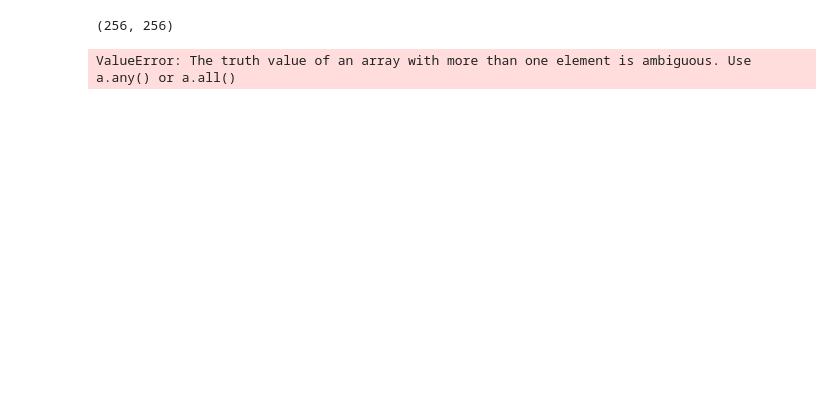
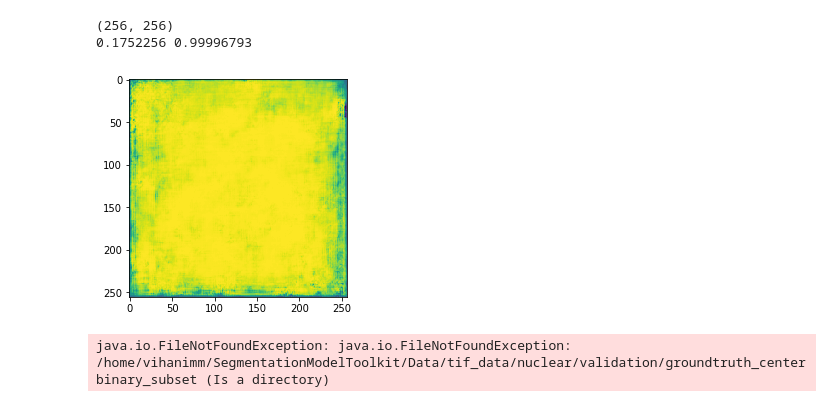
Before and after one commit to mmvih/SMP_Pipeline, a Jupyter notebook: fix_iou.ipynb, the cells around one changed output. Drawn from its saved outputs; the diff is of its cells as text; code cells hidden in the pictures; blank space fills up the shorter version.

Commit message:
iterating through all images

```diff
--- a/fix_iou.ipynb
+++ b/fix_iou.ipynb
@@ -76,48 +77,75 @@ class LocalNorm(object):
 modelpath = "output_SMP" + \
 "/Unet-MCCLoss-resnet18-random-Adadelta-binary-HorizontalFlip_ShiftScaleRotate_PadIfNeeded_RandomCrop_GaussianNoise_Perspective_RandomBrightnessContrast_RandomGamma_Sharpen_Blur_MotionBlur-NA/" + \
 "checkpoint.pth"
-imagepath = "/home/vihanimm/SegmentationModelToolkit/Data/tif_data/nuclear/validation/image_subset/nuclear_validation_967.tif"
+# imagepath = "/home/vihanimm/SegmentationModelToolkit/Data/tif_data/nuclear/validation/image_subset/nuclear_validation_967.tif"
+# labelpath = "/home/vihanimm/SegmentationModelToolkit/Data/tif_data/nuclear/validation/groundtruth_centerbinary_subset/nuclear_validation_967.tif"
+imagedir = "/home/vihanimm/SegmentationModelToolkit/Data/tif_data/nuclear/validation/image_subset/"
+labeldir = "/home/vihanimm/SegmentationModelToolkit/Data/tif_data/nuclear/validation/groundtruth_centerbinary_subset/"
 # %%
 MODELS = {
     'Unet': smp.Unet,
     'UnetPlusPlus': smp.UnetPlusPlus,
     'MAnet': smp.MAnet,
     'Linknet': smp.Linknet,
     'FPN': smp.FPN,
     'PSPNet': smp.PSPNet,
     'PAN': smp.PAN,
     'DeepLabV3': smp.DeepLabV3,
     'DeepLabV3Plus': smp.DeepLabV3Plus,
 }
 
 import torchvision
 modelparameters = torch.load(modelpath)
 model = MODELS[modelparameters["model_name"]](
     encoder_name=modelparameters["encoder_variant"],
     encoder_weights=modelparameters["encoder_weights"],
     in_channels=1,
     activation='sigmoid'
 )
 model.eval()
 
-preprocessing = torchvision.transforms.Compose([torchvision.transforms.ToTensor(),LocalNorm()])
-augmentations = []
-with BioReader(imagepath, backend="java") as br_imgobj:
-    br_imgarr = br_imgobj[:]
-    br_imgarr = np.reshape(br_imgarr, (1, 256, 256))
+imagedir_list = os.listdir(imagedir)
+labeldir_list = os.listdir(labeldir)
 
-    transform = albumentations.Compose(augmentations)
-    sample = transform(image=br_imgarr)
+iou_score_eqn = smp.utils.metrics.IoU(activation='sigmoid')
 
-    image = sample['image'].squeeze()
-    preprocessedimage = preprocessing(image).numpy()
-    br_tensor = torch.from_numpy(preprocessedimage).to('cpu').unsqueeze(0)
-    output_image = model.predict(br_tensor).numpy().squeeze()
-    print(output_image.shape)
+for imagepath, labelpath in zip(imagedir_list, labeldir_list):
+    assert imagepath == labelpath
+    imagepath = os.path.join(imagedir, imagepath)
+    labelpath = os.path.join(labeldir, labelpath)
 
-    print(np.min(output_image), np.max(output_image))
-    plt.imshow(output_image)
-    plt.show()
+    preprocessing = torchvision.transforms.Compose([torchvision.transforms.ToTensor(),LocalNorm()])
+    augmentations = []
+    with BioReader(imagepath, backend="java") as br_imgobj:
+        br_imgarr = br_imgobj[:]
+        br_imgarr = np.reshape(br_imgarr, (1, 256, 256))
+
+        transform = albumentations.Compose(augmentations)
+        sample = transform(image=br_imgarr)
+
+        image = sample['image'].squeeze()
+        preprocessedimage = preprocessing(image).numpy()
+        br_tensor = torch.from_numpy(preprocessedimage).to('cpu').unsqueeze(0)
+        output_tensor = model.predict(br_tensor)
+        output_image = output_tensor.numpy().squeeze()
+        print(output_image.shape)
+
+        print(np.min(output_image), np.max(output_image))
+        plt.imshow(output_image)
+        plt.show()
+
+    with BioReader(labelpath, backend="java") as br_labobj:
+        br_labarr = br_labobj[:]
+        br_labarr[br_labarr > 0] = 1
+        predict_tensor = torch.from_numpy(br_labarr).to('cpu').unsqueeze(0)
+        plt.imshow(br_labarr)
+        plt.show()
+
+
+    iou_score = iou_score_eqn.forward(y_pr = output_tensor, y_gt = predict_tensor)
+    print(iou_score)
 # %% [output]
 (256, 256)
+0.1752256 0.99996793
+[figure, added]
-ValueError: The truth value of an array with more than one element is ambiguous. Use a.any() or a.all()
+java.io.FileNotFoundException: java.io.FileNotFoundException: /home/vihanimm/SegmentationModelToolkit/Data/tif_data/nuclear/validation/groundtruth_centerbinary_subset (Is a directory)
```
Also changed, not shown: parts of 2 cells of this notebook.
